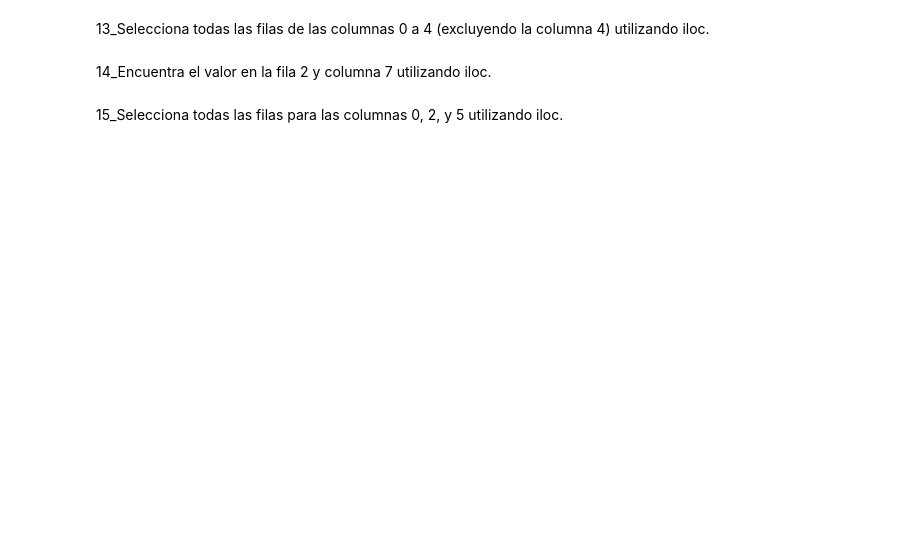
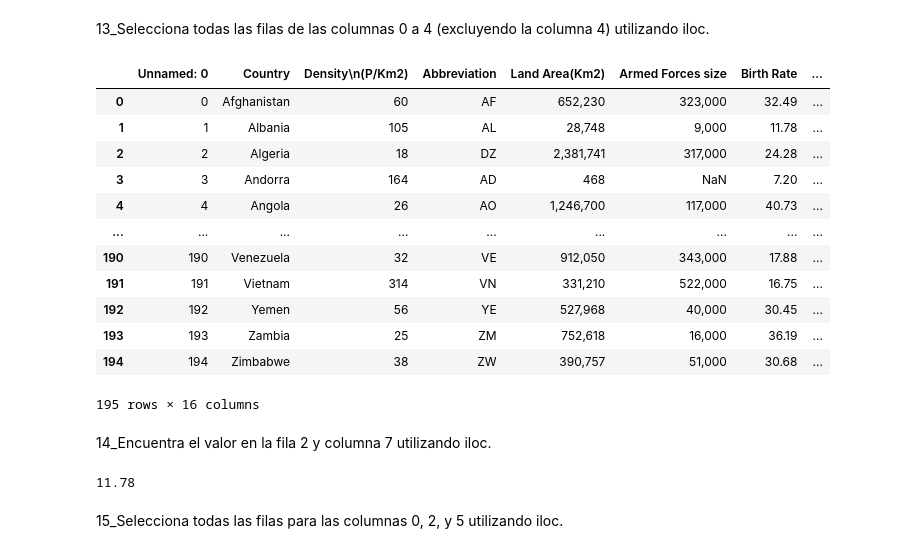
Before and after one commit to Adalab/da-modulo3-sprint1-pairprogramming.ReyesRocio, a Jupyter notebook: limpieza_analisis_datos/pp_EDA.ipynb, the cells around one changed output. Saved outputs shown, nothing was run; the diff lists cells and outputs as text; code cells hidden in the pictures; blank space fills up the shorter version.

```diff
--- a/limpieza_analisis_datos/pp_EDA.ipynb
+++ b/limpieza_analisis_datos/pp_EDA.ipynb
@@ -55,6 +353,26 @@
 # %% [markdown]
 13_Selecciona todas las filas de las columnas 0 a 4 (excluyendo la columna 4) utilizando iloc.
+# %%
+df_wd_1.iloc[:, list(range(4)) + list(range(5, len(df_wd_1.columns)))]
+# %% [output]
+|  | Unnamed: 0 | Country | Density\n(P/Km2) | Abbreviation | Land Area(Km2) | Armed Forces size | Birth Rate | ... |
+| 0 | 0 | Afghanistan | 60 | AF | 652,230 | 323,000 | 32.49 | ... |
+| 1 | 1 | Albania | 105 | AL | 28,748 | 9,000 | 11.78 | ... |
+| 2 | 2 | Algeria | 18 | DZ | 2,381,741 | 317,000 | 24.28 | ... |
+| 3 | 3 | Andorra | 164 | AD | 468 | NaN | 7.20 | ... |
+| 4 | 4 | Angola | 26 | AO | 1,246,700 | 117,000 | 40.73 | ... |
+| ... | ... | ... | ... | ... | ... | ... | ... | ... |
+| 190 | 190 | Venezuela | 32 | VE | 912,050 | 343,000 | 17.88 | ... |
+| 191 | 191 | Vietnam | 314 | VN | 331,210 | 522,000 | 16.75 | ... |
+| 192 | 192 | Yemen | 56 | YE | 527,968 | 40,000 | 30.45 | ... |
+| 193 | 193 | Zambia | 25 | ZM | 752,618 | 16,000 | 36.19 | ... |
+| 194 | 194 | Zimbabwe | 38 | ZW | 390,757 | 51,000 | 30.68 | ... |
+195 rows × 16 columns
 # %% [markdown]
 14_Encuentra el valor en la fila 2 y columna 7 utilizando iloc.
+# %%
+df_wd_1.iloc[1, 7]
+# %% [output]
+11.78
 # %% [markdown]
 15_Selecciona todas las filas para las columnas 0, 2, y 5 utilizando iloc.
```
Also changed, not shown: parts of 32 cells of this notebook.
